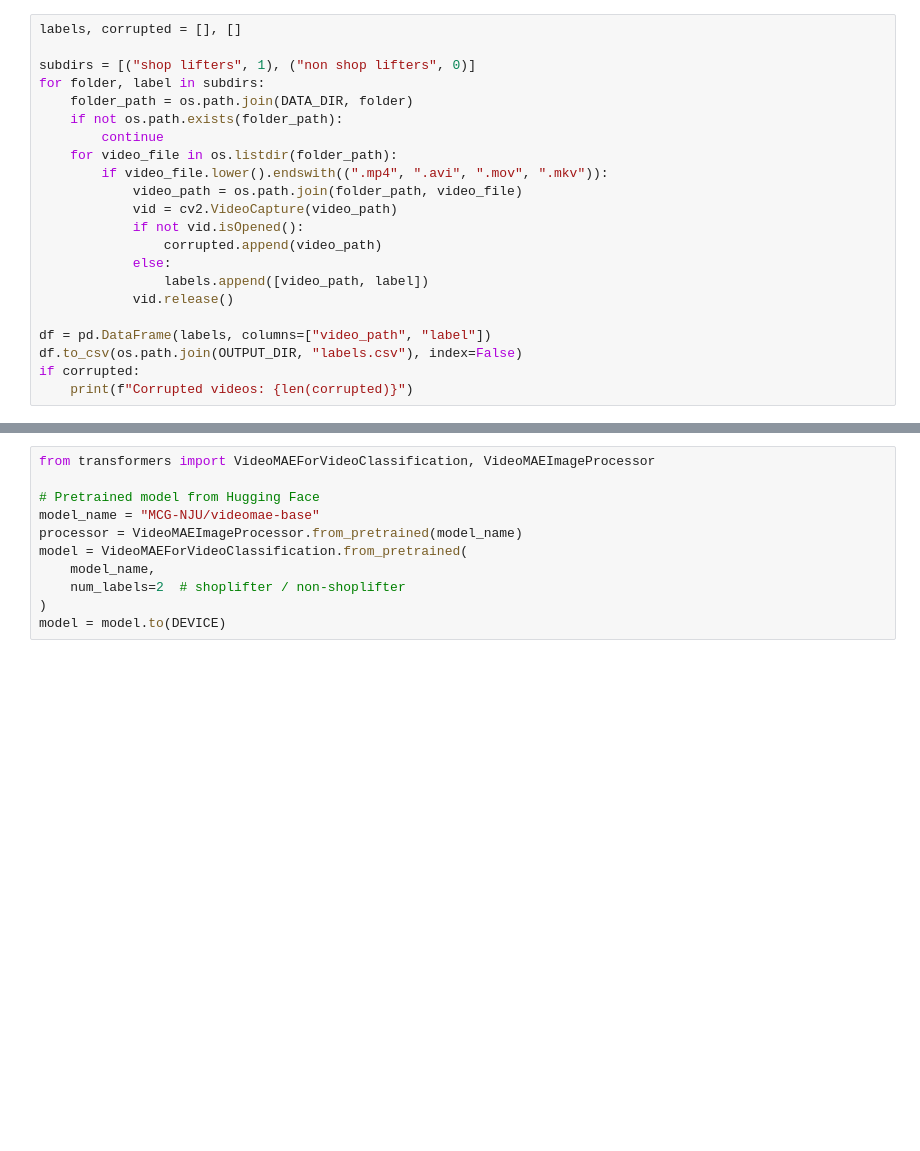
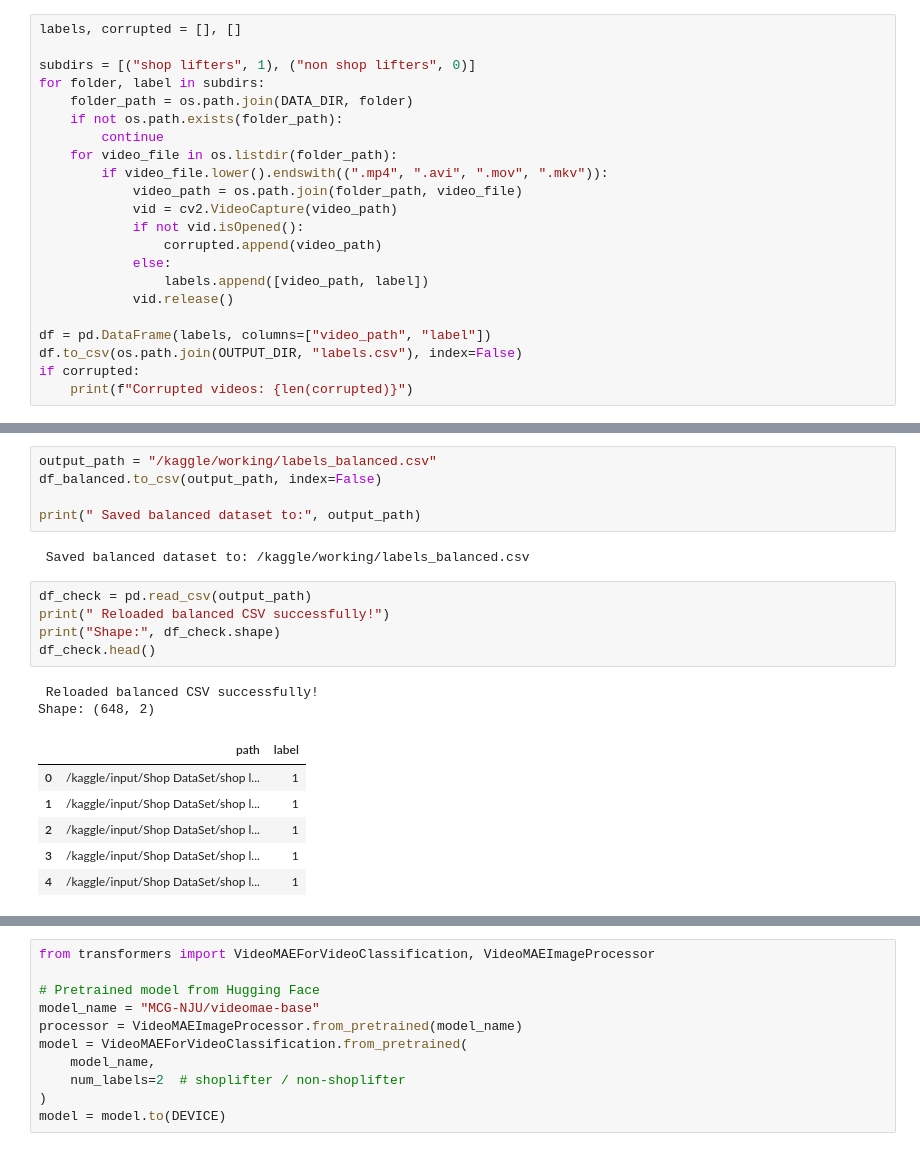
Before and after one commit to adwaiths05/Shoplifting-Detection-Using-Transformers, a Jupyter notebook: cv-group10.ipynb, the cells around one changed output, grey strips where cells are left out. Saved outputs shown, nothing was run; the diff lists cells and outputs as text; blank space fills up the shorter version.

```diff
--- a/cv-group10.ipynb
+++ b/cv-group10.ipynb
@@ -163,0 +227,21 @@ print(f"Balanced dataset size: {len(df_balanced)}")
+# %%
+output_path = "/kaggle/working/labels_balanced.csv"
+df_balanced.to_csv(output_path, index=False)
+
+print(" Saved balanced dataset to:", output_path)
+# %% [output]
+ Saved balanced dataset to: /kaggle/working/labels_balanced.csv
+# %%
+df_check = pd.read_csv(output_path)
+print(" Reloaded balanced CSV successfully!")
+print("Shape:", df_check.shape)
+df_check.head()
+# %% [output]
+ Reloaded balanced CSV successfully!
+Shape: (648, 2)
+|  | path | label |
+| 0 | /kaggle/input/Shop DataSet/shop l... | 1 |
+| 1 | /kaggle/input/Shop DataSet/shop l... | 1 |
+| 2 | /kaggle/input/Shop DataSet/shop l... | 1 |
+| 3 | /kaggle/input/Shop DataSet/shop l... | 1 |
+| 4 | /kaggle/input/Shop DataSet/shop l... | 1 |
```
Also changed, not shown: parts of 36 cells of this notebook.
